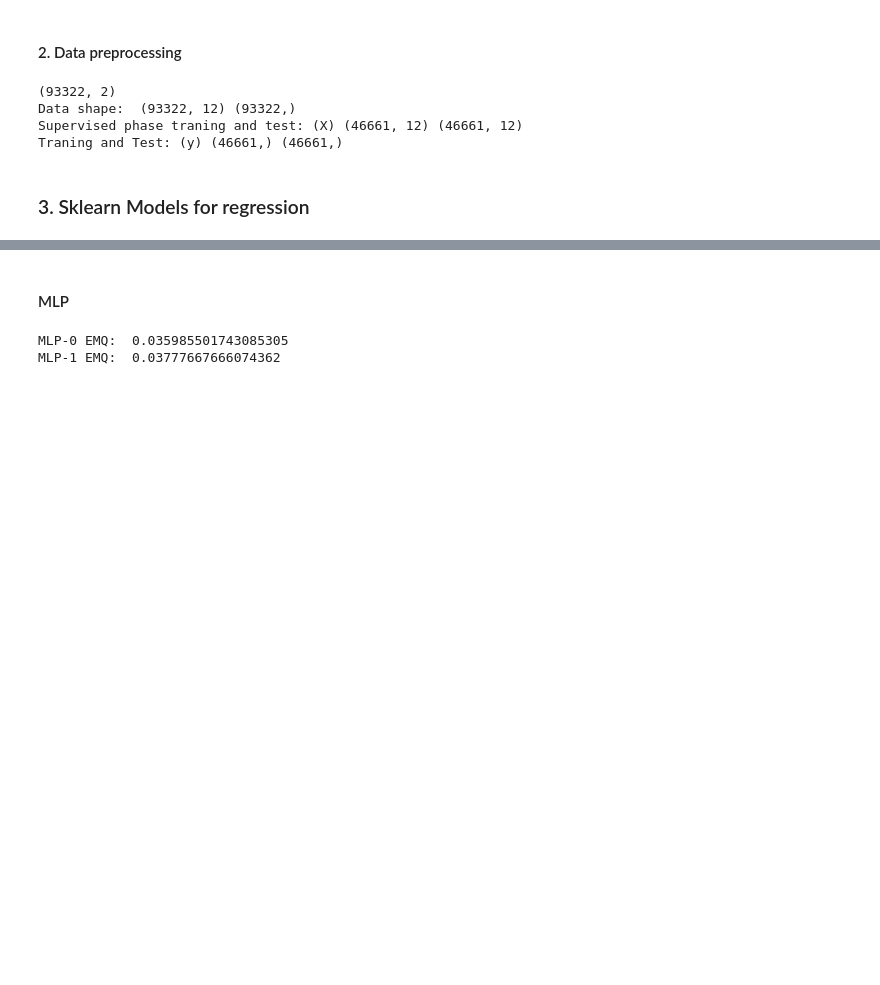
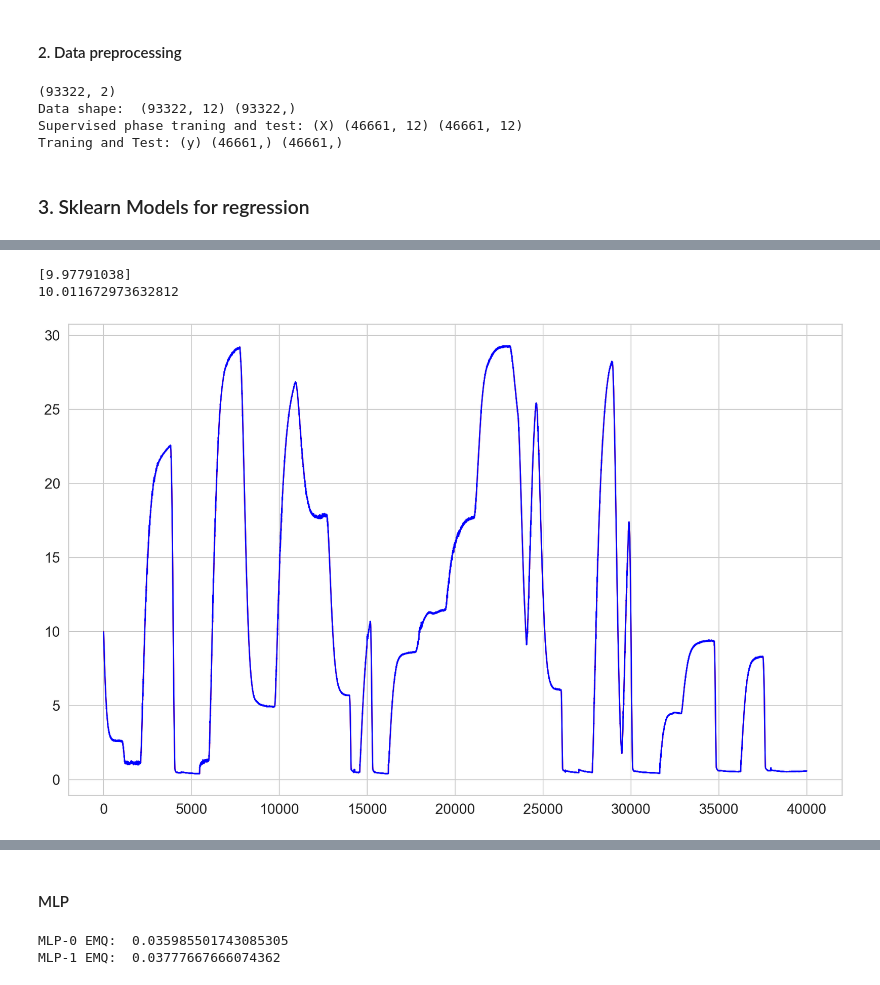
Before and after one commit to jeanmmlima/SmartTanks, a Jupyter notebook: SmartTanks.ipynb, the cells around one changed output, grey strips where cells are left out. Saved outputs shown, nothing was run; the diff lists cells and outputs as text; code cells hidden in the pictures; blank space fills up the shorter version.

```diff
--- a/SmartTanks.ipynb
+++ b/SmartTanks.ipynb
@@ -251,0 +264,24 @@ print(y_pred.shape,y_test.shape)
+# %%
+X_train = X[:X_test.shape[0]]
+X_test = X[X_test.shape[0]+1:]
+y_train = y[:X_test.shape[0]]
+y_test = y[X_test.shape[0]+1:]
+
+X_test = np.array(X_test)
+y_test = np.array(y_test)
+
+
+y_pred = models[0].predict(X_test)
+
+plt.plot(y_test[:40000],color='red')
+plt.plot(y_pred[:40000],color='blue')
+
+
+x = X_test[0]
+y_pred = models[0].predict(x.reshape(1,12))
+print(y_pred)
+print(y_test[0])
+# %% [output]
+[9.97791038]
+10.011672973632812
+[figure, added]
```
Also changed, not shown: parts of 6 cells of this notebook, 18 other files.
